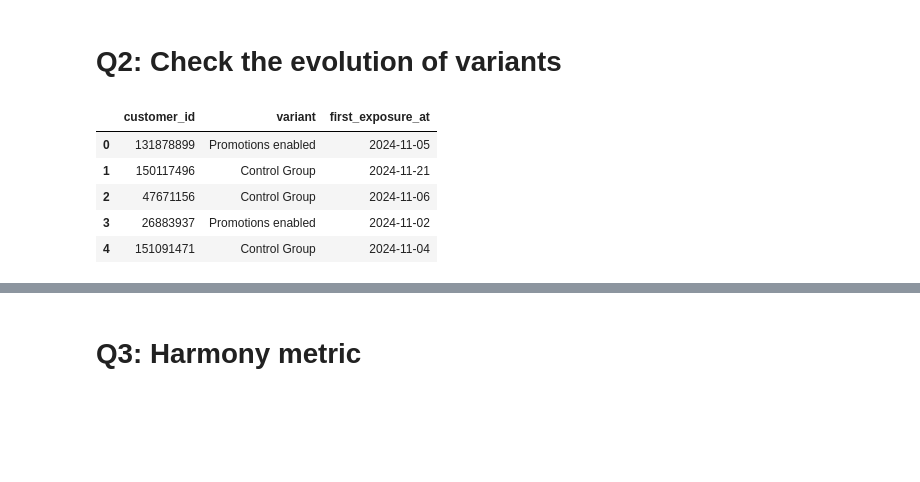
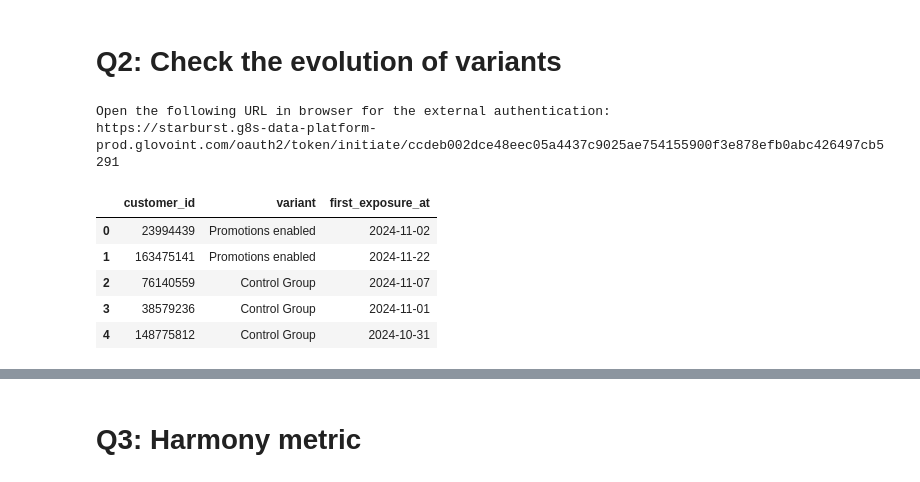
Before and after one commit to JordiCremades4444/central-node, a Jupyter notebook: notebooks/981_2024_12_02_surfacing_promos/surfacing_promos_m2.ipynb, the cells around one changed output, grey strips where cells are left out. Cells and saved outputs as stored; diff of their text form; code cells hidden in the pictures; blank space fills up the shorter version.

```diff
--- a/notebooks/981_2024_12_02_surfacing_promos/surfacing_promos_m2.ipynb
+++ b/notebooks/981_2024_12_02_surfacing_promos/surfacing_promos_m2.ipynb
@@ -67,30 +67,32 @@ df['experiment_id'].iloc[11]
 # %%
 QUERY_NAME = 'exposures.sql' # With sql
 START_DATE = "'2024-10-01'"
 END_DATE = "'2024-12-02'"
 
 params = [
     {'name':'start_date', 'value': str(START_DATE)},
     {'name':'end_date', 'value': str(END_DATE)}
 ]
 
 q.prepare_query(
     QUERY_NAME
     ,params=params
     ,to_load_file=QUERY_NAME
-    ,load_from_to_load_file=QUERY_NAME
+    ,load_from_to_load_file=None
 
 )
 
 df  = q.query_run_starburst()
 df.head()
 # %% [output]
+Open the following URL in browser for the external authentication:
+https://starburst.g8s-data-platform-prod.glovoint.com/oauth2/token/initiate/ccdeb002dce48eec05a4437c9025ae754155900f3e878efb0abc426497cb5291
 |  | customer_id | variant | first_exposure_at |
-| 0 | 131878899 | Promotions enabled | 2024-11-05 |
-| 1 | 150117496 | Control Group | 2024-11-21 |
-| 2 | 47671156 | Control Group | 2024-11-06 |
-| 3 | 26883937 | Promotions enabled | 2024-11-02 |
-| 4 | 151091471 | Control Group | 2024-11-04 |
+| 0 | 23994439 | Promotions enabled | 2024-11-02 |
+| 1 | 163475141 | Promotions enabled | 2024-11-22 |
+| 2 | 76140559 | Control Group | 2024-11-07 |
+| 3 | 38579236 | Control Group | 2024-11-01 |
+| 4 | 148775812 | Control Group | 2024-10-31 |
 # %%
 tmp = df.copy()
 
```
Also changed, not shown: parts of 13 cells of this notebook, 5 other files.
